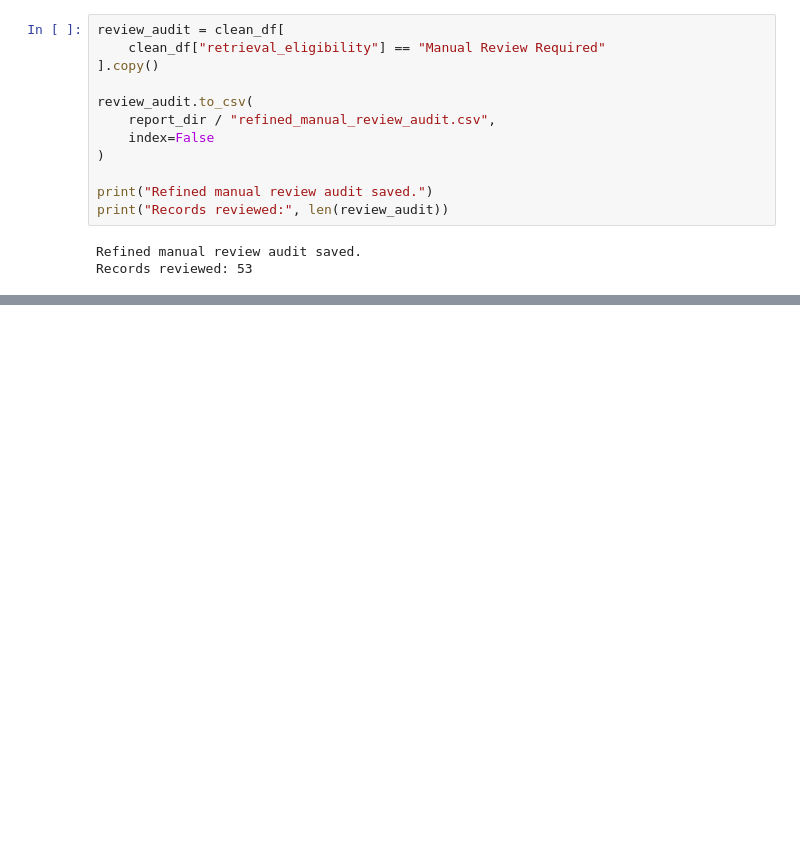
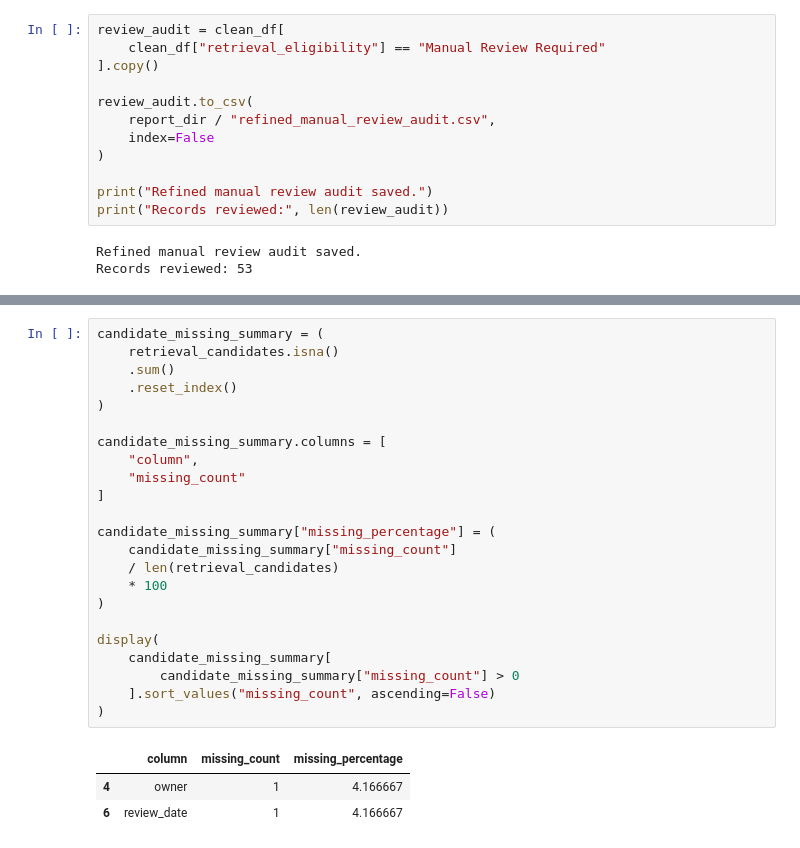
Before and after one commit to anurag-insights/RAG-Based-AI-Document-Assistant-, a Jupyter notebook: notebooks/02_Data_Cleaning.ipynb, the cells around one changed output, grey strips where cells are left out. Cells and saved outputs as stored; diff of their text form; blank space fills up the shorter version.

```diff
--- a/notebooks/02_Data_Cleaning.ipynb
+++ b/notebooks/02_Data_Cleaning.ipynb
@@ -1349,0 +1395,27 @@ display(
+# %%
+candidate_missing_summary = (
+    retrieval_candidates.isna()
+    .sum()
+    .reset_index()
+)
+
+candidate_missing_summary.columns = [
+    "column",
+    "missing_count"
+]
+
+candidate_missing_summary["missing_percentage"] = (
+    candidate_missing_summary["missing_count"]
+    / len(retrieval_candidates)
+    * 100
+)
+
+display(
+    candidate_missing_summary[
+        candidate_missing_summary["missing_count"] > 0
+    ].sort_values("missing_count", ascending=False)
+)
+# %% [output]
+|  | column | missing_count | missing_percentage |
+| 4 | owner | 1 | 4.166667 |
+| 6 | review_date | 1 | 4.166667 |
```
Also changed, not shown: parts of 3 cells of this notebook.
